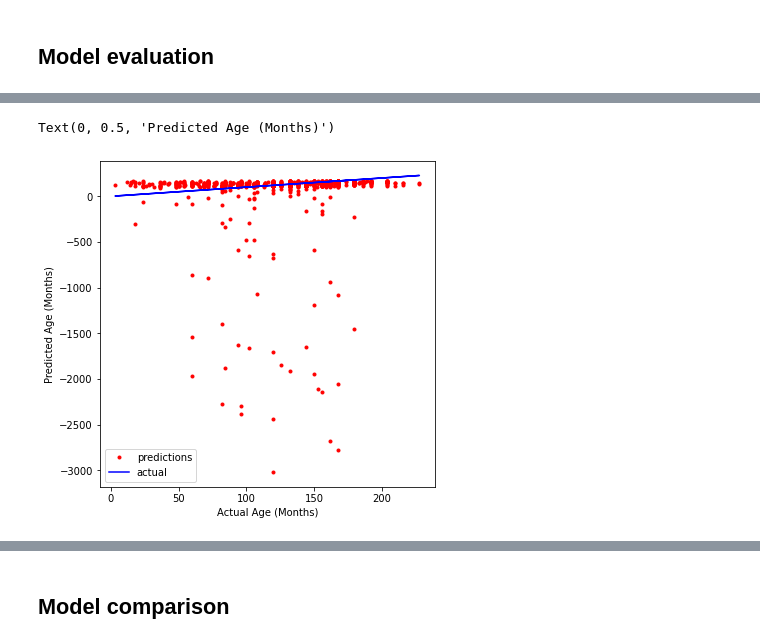
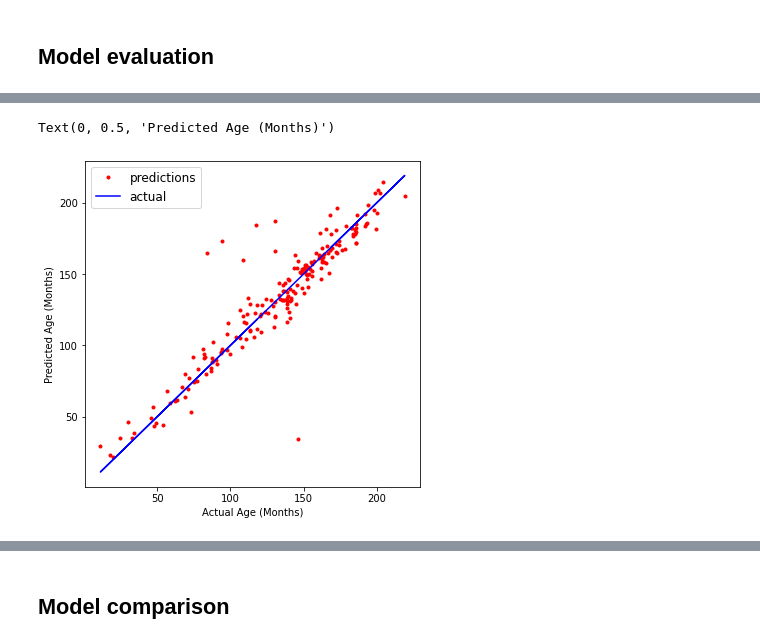
Before and after one commit to tommilotta/BoneAgePrediction, a Jupyter notebook: regression_model.ipynb, the cells around one changed output, grey strips where cells are left out. Saved outputs shown, nothing was run; the diff lists cells and outputs as text; code cells hidden in the pictures.

```diff
--- a/regression_model.ipynb
+++ b/regression_model.ipynb
@@ -115,9 +130,9 @@ plt.show()
 !cp  "/content/drive/MyDrive/Colab Notebooks/Human Data Analytics/HDA_Project/utils.py" utils.py
 from utils import *
 
-train_df = load_filenames('train.csv', train_dirs[0])
-validation_df = load_filenames(data_dirs[1] + '/Validation Dataset.csv', val_dirs[0], val_dirs[1])
-test_df = load_filenames(data_dirs[2] + '/Bone age ground truth.xlsx', data_dirs[2] + '/Test Set Images')
+train_df = load_filenames(train_path + 'train.csv', train_path + train_dirs[0])
+validation_df = load_filenames(val_path + '/Validation Dataset.csv', val_path + val_dirs[0], val_path + val_dirs[1])
+test_df = load_filenames(test_path + '/Bone age ground truth.xlsx', test_path + 'Bone Age Test Set/Test Set Images')
 
 # normalize boneage value to accelerate training
 mean_bone_age = train_df['boneage'].mean()
@@ -135,0 +202,5 @@ val_steps = int(np.ceil(validation_df.shape[0] / batch_size))
+# %%
+train_df['image'] = train_df['image'].map(lambda p: 'boneage-training-dataset-masked/' + p.split('/')[-1])
+validation_df['image'] = validation_df['image'].map(lambda p: 'boneage-validation-dataset-masked/' + p.split('/')[-1])
+test_df['image'] = test_df['image'].map(lambda p: 'boneage-test-dataset-masked/' + p.split('/')[-1])
+train_df.loc[1000, 'image']
@@ -339,6 +458,13 @@ Parameters: 116100601
 vgg16_model.load_weights(weight_path)
 # %% [markdown]
 ## Model evaluation
+# %%
+model_name = 'incV3'
+gender = True
+
+weight_path = path + 'models_checkpoints/'+ "{}_weights.best.hdf5".format(model_name)
+model = create_model(model_name, (IMG_SIZE, IMG_SIZE, 1), 'mean_absolute_error', 'adam', mae_in_months, with_gender=gender)
+model.load_weights(weight_path)
 # %%
 # used a fixed dataset for evaluating the algorithm
 # test_X, test_Y = next(gen_2inputs(datagen_val, validation_df, IMG_SIZE, 1024, shuffle=True, seed=1))
@@ -349,4 +475,4 @@ Found 1425 validated image filenames.
 # %%
-pred_Y = std_bone_age * incV4_model.predict(test_X, batch_size = batch_size, verbose = True) + mean_bone_age
+pred_Y = std_bone_age * model.predict(test_X, batch_size = batch_size, verbose = True) + mean_bone_age
 test_Y_months = std_bone_age * test_Y + mean_bone_age
 # %% [output]
@@ -354,11 +480,11 @@ test_Y_months = std_bone_age * test_Y + mean_bone_age
 # %%
 fig, ax1 = plt.subplots(1,1, figsize = (6,6))
-ax1.plot(test_Y_months, pred_Y, 'r.', label = 'predictions', color=colors[0])
-ax1.plot(test_Y_months, test_Y_months, 'b-', label = 'actual', color = color[-1])
+ax1.plot(test_Y_months, pred_Y, 'r.', label = 'predictions')
+ax1.plot(test_Y_months, test_Y_months, 'b-', label = 'actual')
 ax1.legend()
 ax1.set_xlabel('Actual Age (Months)')
 ax1.set_ylabel('Predicted Age (Months)')
 # %% [output]
 Text(0, 0.5, 'Predicted Age (Months)')
-[figure, old version]
+[figure, new version]
 # %%
```
Also changed, not shown: parts of 53 cells of this notebook.
